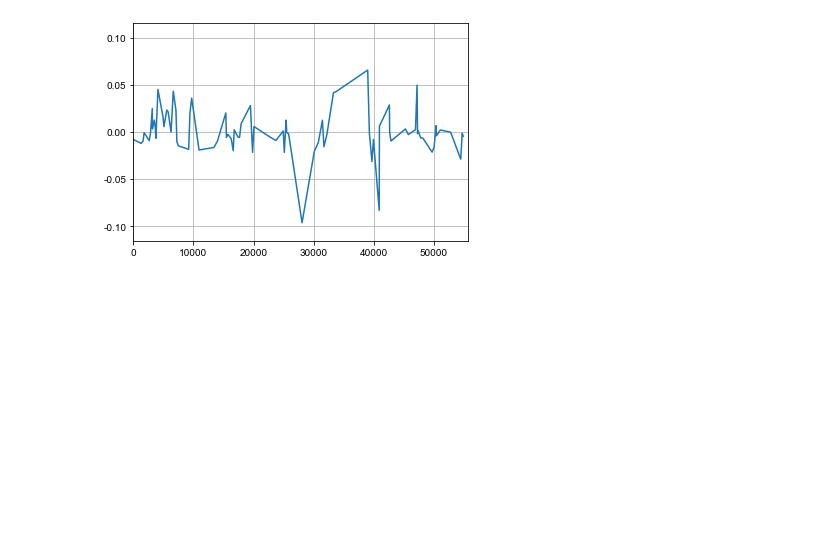
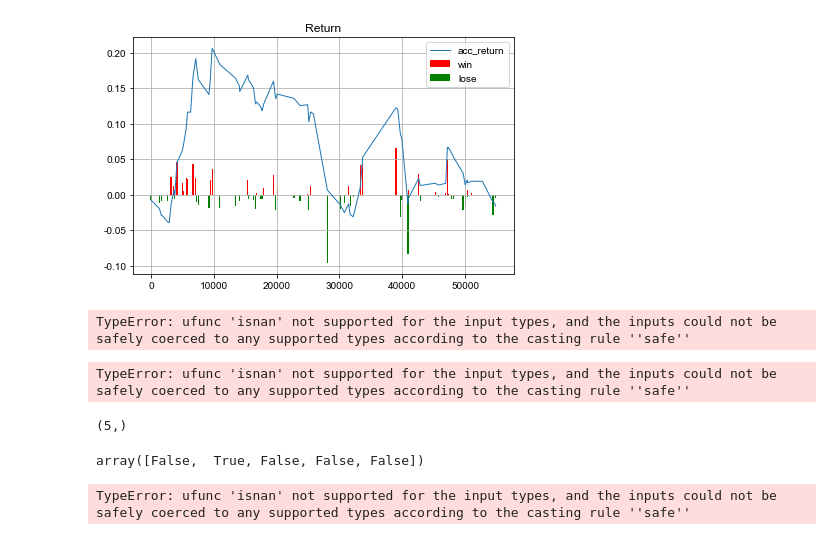
Before and after one commit to daniel620/Qunat-AlgorithmicTrading, a Jupyter notebook: src/temp.ipynb, the cells around one changed output. Cells and saved outputs as stored; diff of their text form; code cells hidden in the pictures; blank space fills up the shorter version.

```diff
--- a/src/temp.ipynb
+++ b/src/temp.ipynb
@@ -76,14 +56,72 @@ stock1.draw_return()
+# %%
+show_bar=True
+rtnRate = stock1.record['rtnRate'].values.astype(float)
+accRtnRate = stock1.record['accRtnRate'].values.astype(float)
+n = len(rtnRate)
+if not show_bar:
+    plt.subplot(2,1,1)
+    plt.plot(np.arange(n)[np.isnan(rtnRate)==False], rtnRate[np.isnan(rtnRate)==False])
+    plt.grid()
+    plt.xlim(0, n)
+    lim = max(rtnRate[np.isnan(rtnRate)==False])
+    if abs(min(rtnRate[np.isnan(rtnRate)==False])) > lim:
+        lim = abs(min(rtnRate[np.isnan(rtnRate)==False]))
+    lim *= 1.1
+    plt.ylim(-lim,lim)
+    plt.title('Return Rate')
+    plt.subplot(2,1,2)
+    plt.plot(np.arange(n)[np.isnan(accRtnRate)==False], accRtnRate[np.isnan(accRtnRate)==False])
+    plt.grid()
+    plt.xlim(0, n)
+
+    plt.title('Accumulative Return Rate')
+
+    plt.tight_layout()
+    plt.show()
+else:
+    plt.bar(np.arange(n)[(np.isnan(rtnRate)==False) & (rtnRate>0)], rtnRate[(np.isnan(rtnRate)==False) & (rtnRate>0)], width=200, color='r',label='win')
+    plt.bar(np.arange(n)[(np.isnan(rtnRate)==False) & (rtnRate<=0)], rtnRate[(np.isnan(rtnRate)==False) & (rtnRate<=0)], width=200, color='g',label='lose')
+
+    plt.plot(np.arange(n)[np.isnan(accRtnRate)==False], accRtnRate[np.isnan(accRtnRate)==False],linewidth=1,label='acc_return')
+
+    plt.legend()
+    plt.title('Return')
+    plt.grid()
+    plt.tight_layout()
+    plt.show()
+# %% [output]
+[figure, added]
+# %%
+np.isnan(rtnRate)==False
+# %% [output]
+TypeError: ufunc 'isnan' not supported for the input types, and the inputs could not be safely coerced to any supported types according to the casting rule ''safe''
+# %%
+np.isnan(rtnRate)
+# %% [output]
+TypeError: ufunc 'isnan' not supported for the input types, and the inputs could not be safely coerced to any supported types according to the casting rule ''safe''
+# %%
+t.shape
+# %% [output]
+(5,)
+# %%
+t = np.full(5, np.nan)
+t[1] = 1
+~np.isnan(t)
+# %% [output]
+array([False,  True, False, False, False])
 # %%
-rtnRate = stock1.record[4].values
+rtnRate = stock1.record['rtnRate'].values
+accRtnRate = stock1.record['accRtnRate'].values
 n = len(rtnRate)
-plt.plot(np.arange(n)[np.isnan(rtnRate)==False], rtnRate[np.isnan(rtnRate)==False])
+plt.bar(np.arange(n)[(np.isnan(rtnRate)==False) & (rtnRate>0)], rtnRate[(np.isnan(rtnRate)==False) & (rtnRate>0)], width=200, color='r',label='win')
+plt.bar(np.arange(n)[(np.isnan(rtnRate)==False) & (rtnRate<=0)], rtnRate[(np.isnan(rtnRate)==False) & (rtnRate<=0)], width=200, color='g',label='lose')
+
+plt.plot(np.arange(n)[np.isnan(accRtnRate)==False], accRtnRate[np.isnan(accRtnRate)==False],linewidth=1,label='acc_return')
+
+plt.legend()
+plt.title('Return')
 plt.grid()
-plt.xlim(0, n)
-lim = max(rtnRate[np.isnan(rtnRate)==False])
-if abs(min(rtnRate[np.isnan(rtnRate)==False])) > lim:
-    lim = abs(min(rtnRate[np.isnan(rtnRate)==False]))
-lim *= 1.2
-plt.ylim(-lim,lim)
+plt.tight_layout()
 plt.show()
 # %% [output]
-[figure, removed]
+TypeError: ufunc 'isnan' not supported for the input types, and the inputs could not be safely coerced to any supported types according to the casting rule ''safe''
```
Also changed, not shown: parts of 15 cells of this notebook, 2 other files.
